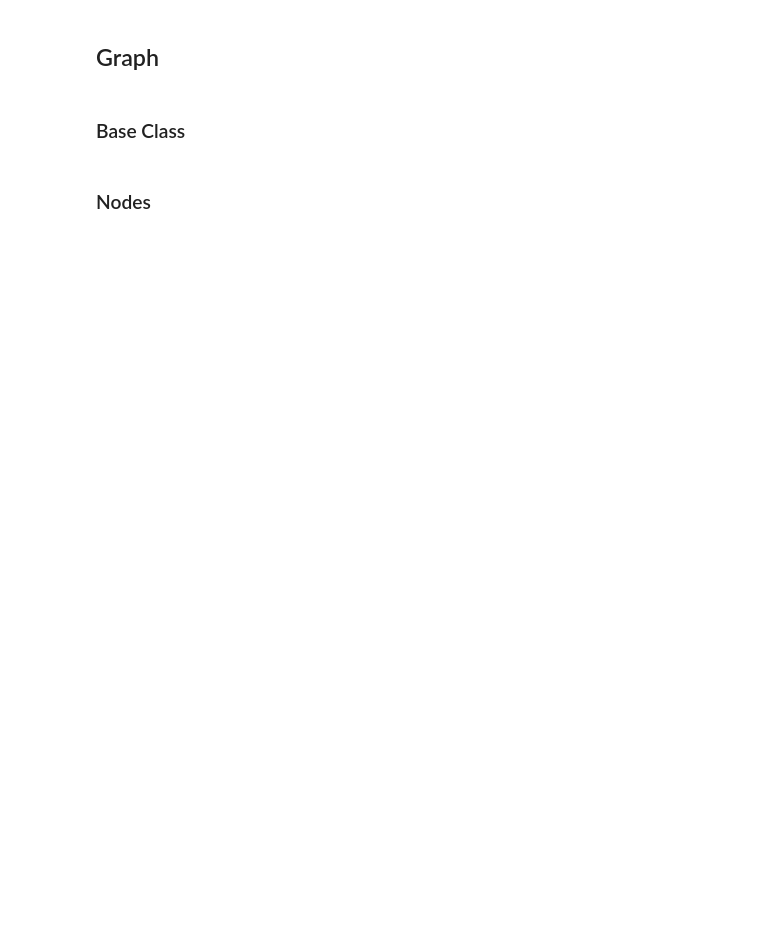
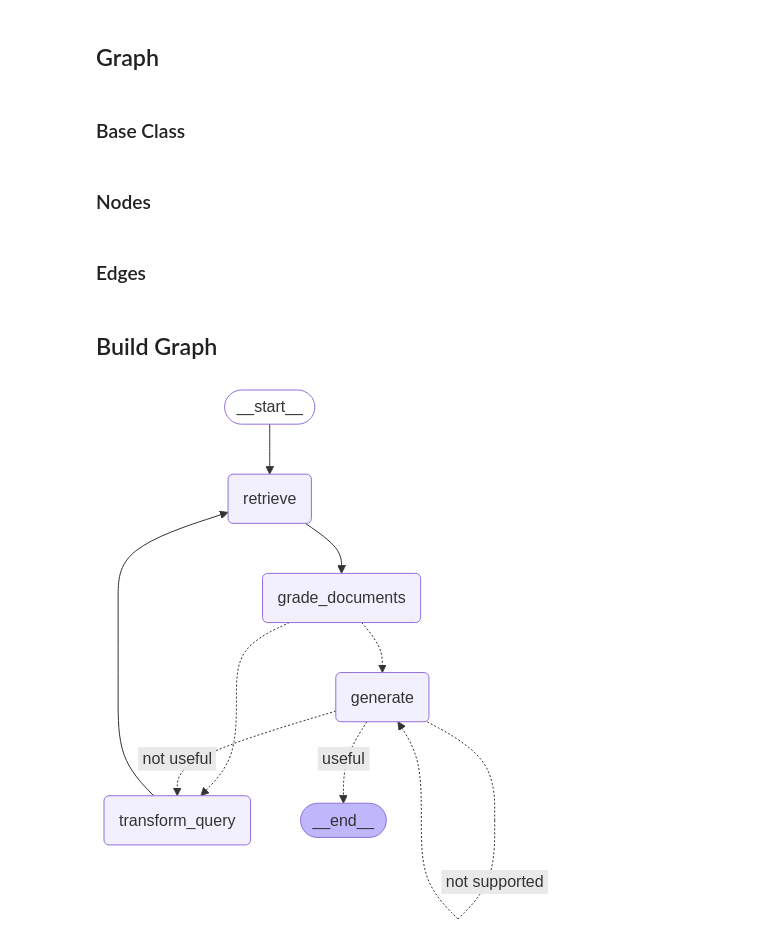
Before and after one commit to Francisco-Reveriano/Legal_Agentic_RAG, a Jupyter notebook: Notebook/07. Self Reflective RAG.ipynb, the cells around one changed output. Saved outputs shown, nothing was run; the diff lists cells and outputs as text; code cells hidden in the pictures; blank space fills up the shorter version.

```diff
--- a/Notebook/07. Self Reflective RAG.ipynb
+++ b/Notebook/07. Self Reflective RAG.ipynb
@@ -52,7 +115,7 @@ grade_prompt = ChatPromptTemplate.from_messages(
 )
 
 retrieval_grader = grade_prompt | structured_llm_grader
-docs = await retriever(query=query, PINECONE_API_KEY=pinecone_api_key, OPENAI_API_KEY=openai_api_key, top_k=20)
+docs = retriever(query=query, PINECONE_API_KEY=pinecone_api_key, OPENAI_API_KEY=openai_api_key, top_k=20)
 print(retrieval_grader.invoke({"document": docs, "question": query}))
 # %% [output]
 binary_score='yes'
@@ -65,19 +128,10 @@ from langchain_core.output_parsers import StrOutputParser
 
 # Prompt
 prompt = hub.pull("rlm/rag-prompt")
-
 # LLM
-llm = ChatOpenAI(model_name="gpt-4o-mini", temperature=0, api_key=openai_api_key)
-
-
-# Post-processing
-def format_docs(docs):
-    return "\n\n".join(doc.page_content for doc in docs)
-
-
+llm = ChatOpenAI(model="gpt-4o-mini", temperature=0, api_key=openai_api_key)
 # Chain
 rag_chain = prompt | llm | StrOutputParser()
-
 # Run
 generation = rag_chain.invoke({"context": docs, "question": query})
 print(generation)
@@ -150,7 +203,7 @@ GradeAnswer(binary_score='yes')
 ### Question Re-writer
 
 # LLM
-llm = ChatOpenAI(model="gpt-3.5-turbo", temperature=2, api_key=openai_api_key)
+llm = ChatOpenAI(model="gpt-3.5-turbo", temperature=1, api_key=openai_api_key)
 
 # Prompt
 system = """You a question re-writer that converts an input question to a better version that is optimized \n
@@ -192,6 +245,8 @@ class GraphState(TypedDict):
     question: str
     generation: str
     documents: List[str]
+    filtered_documents: List[str]
+    document_chunks: List[str]
 # %% [markdown]
 ### Nodes
 # %%
@@ -333,0 +337,2 @@ app = workflow.compile()
+# %% [markdown]
+### Edges
@@ -333,0 +404,40 @@ app = workflow.compile()
+# %% [markdown]
+## Build Graph
+# %%
+from langgraph.graph import END, StateGraph, START
+
+workflow = StateGraph(GraphState)
+
+# Define the nodes
+workflow.add_node("retrieve", retrieve)  # retrieve
+workflow.add_node("grade_documents", grade_documents)  # grade documents
+workflow.add_node("generate", generate)  # generatae
+workflow.add_node("transform_query", transform_query)  # transform_query
+
+# Build graph
+workflow.add_edge(START, "retrieve")
+workflow.add_edge("retrieve", "grade_documents")
+workflow.add_conditional_edges(
+    "grade_documents",
+    decide_to_generate,
+    {
+        "transform_query": "transform_query",
+        "generate": "generate",
+    },
+)
+workflow.add_edge("transform_query", "retrieve")
+workflow.add_conditional_edges(
+    "generate",
+    grade_generation_v_documents_and_question,
+    {
+        "not supported": "generate",
+        "useful": END,
+        "not useful": "transform_query",
+    },
+)
+
+# Compile
+app = workflow.compile()
+app
+# %% [output]
+[figure, added]
```
Also changed, not shown: parts of 21 cells of this notebook, 5 other files.
